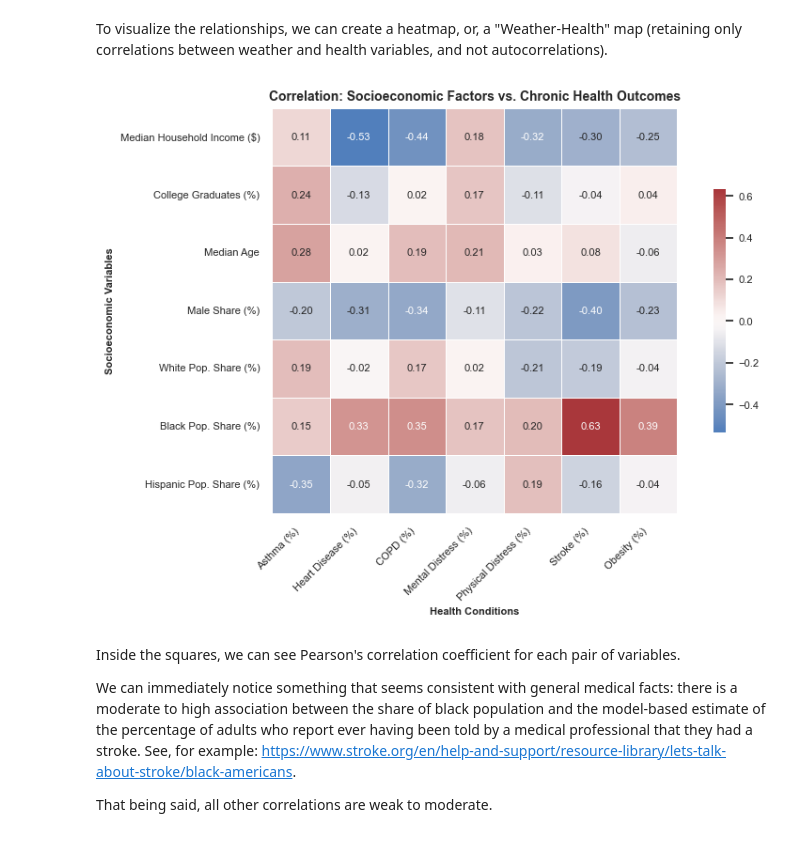
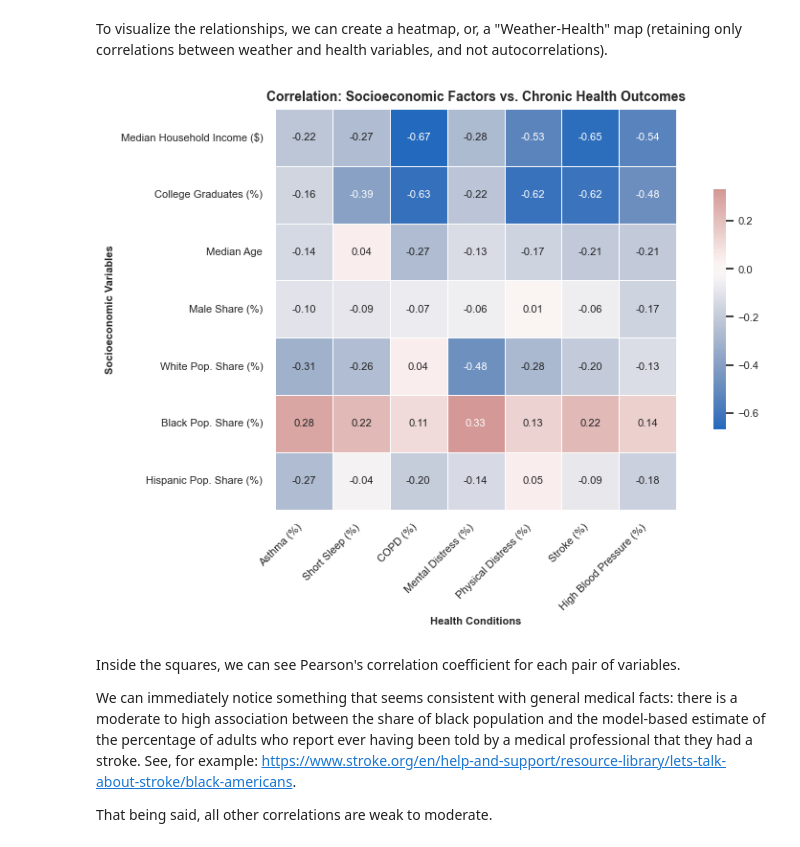
Before and after one commit to hertie-dsa-26/project-krasss, a Jupyter notebook: EDA/eda_bivariate.ipynb, the cells around one changed output. Cells and saved outputs as stored; diff of their text form; code cells hidden in the pictures.

```diff
--- a/EDA/eda_bivariate.ipynb
+++ b/EDA/eda_bivariate.ipynb
@@ -17,5 +17,5 @@ Load the merged data set `noaa_cdc_uscensus.csv` and get familiar with it.
 # %%
 
-df = pd.read_csv("../data/noaa_cdc_uscensus.csv")
+df = pd.read_csv("../data/merged_final.csv")
 df.head()
 # %% [output]
@@ -246,9 +253,9 @@ For this visualization, we will choose to portray 3 specific relationships:
 We selected these 3 pairs because they represent the strongest statistical correlations between environmental stressors and health outcomes within the dataset.
 # %%
 top_pairs = [
-    ('dt32_n', 'data_value_cCASTHMA'),
-    ('prcp_n', 'data_value_cSTROKE'),
-    ('dx90_n', 'data_value_cCASTHMA')
+    ('DT32', 'SLEEP'),
+    ('PRCP', 'BPHIGH'),
+    ('TAVG', 'SLEEP')
 ]
 
 sns.set(style="white", font_scale=1.1)
@@ -257,11 +264,11 @@ for x, y in top_pairs:
 
     plt.figure(figsize=(7, 4))
 
-    sns.regplot(data=df_pivot, x=x, y=y,
+    sns.regplot(data=df, x=x, y=y,
                 scatter_kws={'alpha':0.15, 's':15, 'color':'#5b8e7d'},
                 line_kws={'color':'#8c510a', 'lw':2})
 
-    r_value = df_pivot[x].corr(df_pivot[y])
+    r_value = df[x].corr(df[y])
 
     plt.title(f"{rename_dict[x]} vs. {rename_dict[y]}\nCorrelation Coefficient: {r_value:.2f}",
               fontsize=10, weight='bold', pad=15)
@@ -300,13 +309,13 @@ We will recycle the health outcome variables from before, and we will also use s
 First, we define the socioeconomic variables.
 # %%
 socioecon_vars = [
-    'median_household_income_u',
-    'pct_bachelors_plus_u',
-    'median_age_u',
-    'pct_male_u',
-    'pct_white_u',
-    'pct_black_u',
-    'pct_hispanic_u'
+    'median_household_income',
+    'pct_bachelors_plus',
+    'median_age',
+    'pct_male',
+    'pct_white',
+    'pct_black',
+    'pct_hispanic'
 ]
 # %% [markdown]
 Then, we create a correlation matrix which runs a Pearson Correlation for each possible pair. We use `.dropna()` here to ensure we only correlate rows that have both weather and health data. In other words, `.dropna()` keeps only rows where _all_ 10 variables are non-missing.
@@ -339,46 +350,46 @@ pct_hispanic_u                       -0.039389
 To visualize the relationships, we can create a heatmap, or, a "Weather-Health" map (retaining only correlations between weather and health variables, and not autocorrelations).
 # %%
 rename_dict.update({
-    'median_household_income_u': 'Median Household Income ($)',
-    'pct_bachelors_plus_u': 'College Graduates (%)',
-    'median_age_u': 'Median Age',
-    'pct_male_u': 'Male Share (%)',
-    'pct_female_u': 'Female Share (%)',
-    'pct_white_u': 'White Pop. Share (%)',
-    'pct_black_u': 'Black Pop. Share (%)',
-    'pct_hispanic_u': 'Hispanic Pop. Share (%)'
+    'median_household_income': 'Median Household Income ($)',
+    'pct_bachelors_plus': 'College Graduates (%)',
+    'median_age': 'Median Age',
+    'pct_male': 'Male Share (%)',
+    'pct_female': 'Female Share (%)',
+    'pct_white': 'White Pop. Share (%)',
+    'pct_black': 'Black Pop. Share (%)',
+    'pct_hispanic': 'Hispanic Pop. Share (%)'
 })
 
-corr_matrix_socioecon = df_pivot[socioecon_vars + health_vars].dropna().corr().loc[socioecon_vars, health_vars]
+corr_matrix_socioecon = df[socioecon_vars + health_vars].dropna().corr().loc[socioecon_vars, health_vars]
 
 corr_matrix_socioecon.index = [rename_dict.get(x, x) for x in corr_matrix_socioecon.index]
 corr_matrix_socioecon.columns = [rename_dict.get(x, x) for x in corr_matrix_socioecon.columns]
 
 plt.figure(figsize=(9, 6))
 
 ax_socioecon = sns.heatmap(corr_matrix_socioecon,
             annot=True,
             fmt=".2f",
             cmap='vlag',
             center=0,
             square=True,
             linewidths=.5,
             cbar_kws={"shrink": .6, "pad": 0.05},
             annot_kws={"size": 8})
 
 plt.title("Correlation: Socioeconomic Factors vs. Chronic Health Outcomes", fontsize=10, weight='bold')
 plt.xticks(fontsize=8, rotation=45, ha='right')
 plt.yticks(fontsize=8)
 plt.xlabel("Health Conditions", fontsize=8, weight='bold')
 plt.ylabel("Socioeconomic Variables", fontsize=8, weight='bold')
 
 cbar = ax_socioecon.collections[0].colorbar
 cbar.ax.tick_params(labelsize=8)
 
 plt.tight_layout()
 plt.show()
 # %% [output]
-[figure, old version]
+[figure, new version]
 # %% [markdown]
 Inside the squares, we can see Pearson's correlation coefficient for each pair of variables.
 
```
Also changed, not shown: parts of 18 cells of this notebook, 8 other files.
